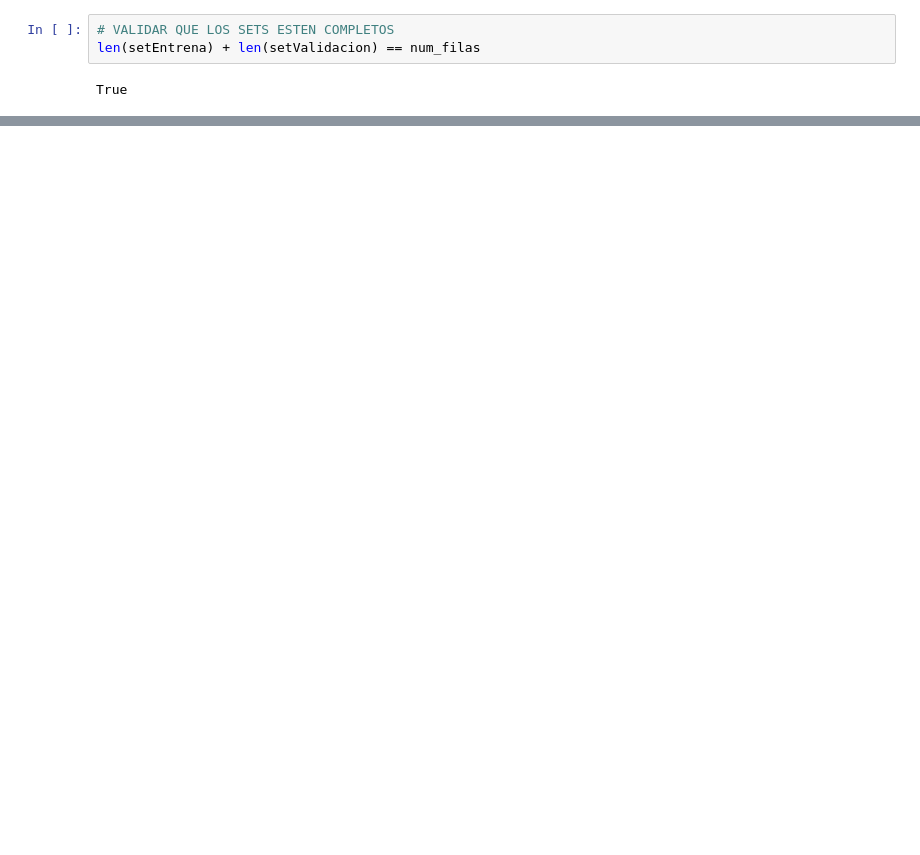
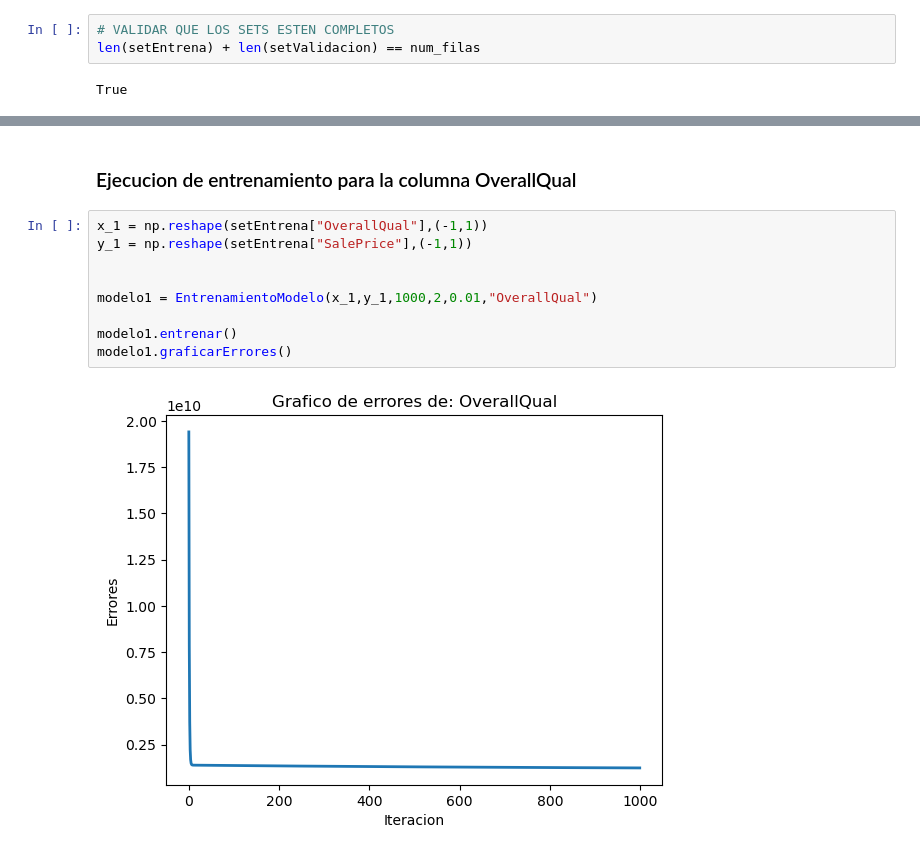
Before and after one commit to nafuent/Tareas_python, a Jupyter notebook: proyecto_cienciaDatos15004337.ipynb, the cells around one changed output, grey strips where cells are left out. Saved outputs shown, nothing was run; the diff lists cells and outputs as text; blank space fills up the shorter version.

```diff
--- a/proyecto_cienciaDatos15004337.ipynb
+++ b/proyecto_cienciaDatos15004337.ipynb
@@ -238,0 +334,13 @@ dataSet.head()
+# %% [markdown]
+### Ejecucion de entrenamiento para la columna OverallQual
+# %%
+x_1 = np.reshape(setEntrena["OverallQual"],(-1,1))
+y_1 = np.reshape(setEntrena["SalePrice"],(-1,1))
+
+
+modelo1 = EntrenamientoModelo(x_1,y_1,1000,2,0.01,"OverallQual")
+
+modelo1.entrenar()
+modelo1.graficarErrores()
+# %% [output]
+[figure, added]
```
Also changed, not shown: parts of 23 cells of this notebook.
